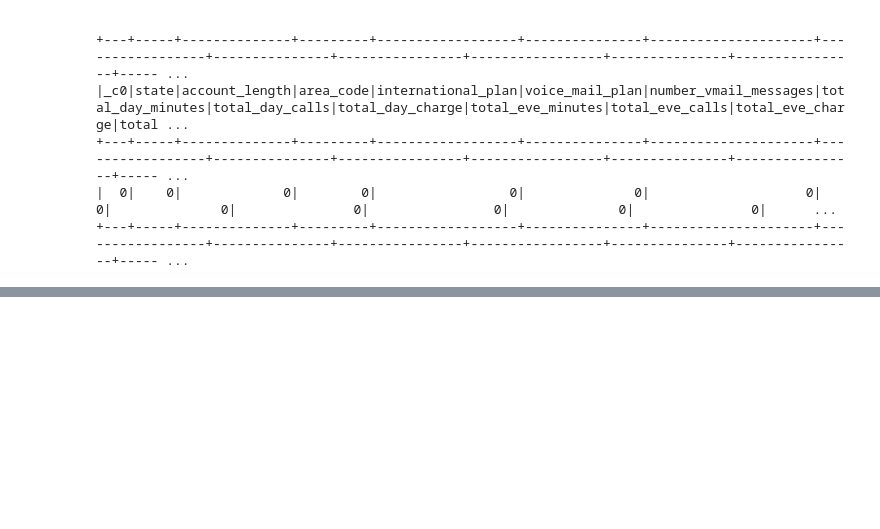
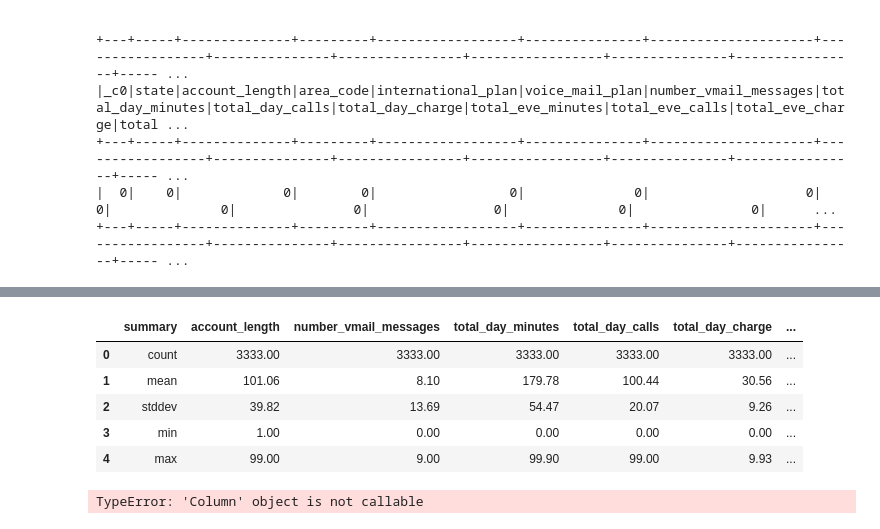
Before and after one commit to naiaraap/Pyspark_version_Predicting_Customer_Churn_in_Telecommunication_Operators, a Jupyter notebook: Pyspark_version_Predicting_Customer_Churn_in_Telecommunication_Operators.ipynb, the cells around one changed output, grey strips where cells are left out. Cells and saved outputs as stored; diff of their text form; code cells hidden in the pictures; blank space fills up the shorter version.

```diff
--- a/Pyspark_version_Predicting_Customer_Churn_in_Telecommunication_Operators.ipynb
+++ b/Pyspark_version_Predicting_Customer_Churn_in_Telecommunication_Operators.ipynb
@@ -56,0 +73,33 @@ SyntaxError: invalid syntax (<ipython-input-20-39654d3ee26d>, line 1)
+# %%
+# Compute numerical data summary statistics
+df_train_num = df_train.select(['account_length', 'number_vmail_messages', 'total_day_minutes',
+                        'total_day_calls', 'total_day_charge', 'total_eve_minutes',
+                        'total_eve_calls', 'total_eve_charge', 'total_night_minutes',
+                        'total_night_calls', 'total_night_charge', 'total_intl_minutes',
+                        'total_intl_calls', 'total_intl_charge', 'number_customer_service_calls'])
+
+summary_df = df_train_num.describe().toPandas()
+
+s = ['account_length', 'number_vmail_messages', 'total_day_minutes',
+                        'total_day_calls', 'total_day_charge', 'total_eve_minutes',
+                        'total_eve_calls', 'total_eve_charge', 'total_night_minutes',
+                        'total_night_calls', 'total_night_charge', 'total_intl_minutes',
+                        'total_intl_calls', 'total_intl_charge', 'number_customer_service_calls']
+
+
+df = pd.DataFrame([pd.to_numeric(summary_df[col]) for col in s]).T.round(2)
+idx = 0
+df.insert(loc=idx, column='summary', value=summary_df.summary.values)
+
+display(df)
+# %% [output]
+|  | summary | account_length | number_vmail_messages | total_day_minutes | total_day_calls | total_day_charge | ... |
+| 0 | count | 3333.00 | 3333.00 | 3333.00 | 3333.00 | 3333.00 | ... |
+| 1 | mean | 101.06 | 8.10 | 179.78 | 100.44 | 30.56 | ... |
+| 2 | stddev | 39.82 | 13.69 | 54.47 | 20.07 | 9.26 | ... |
+| 3 | min | 1.00 | 0.00 | 0.00 | 0.00 | 0.00 | ... |
+| 4 | max | 99.00 | 9.00 | 99.90 | 99.00 | 9.93 | ... |
+# %%
+np.median(df_train_num['account_length'])#.approxQuantile("x", [0.5], 0.25)
+# %% [output]
+TypeError: 'Column' object is not callable
```
Also changed, not shown: parts of 5 cells of this notebook.
